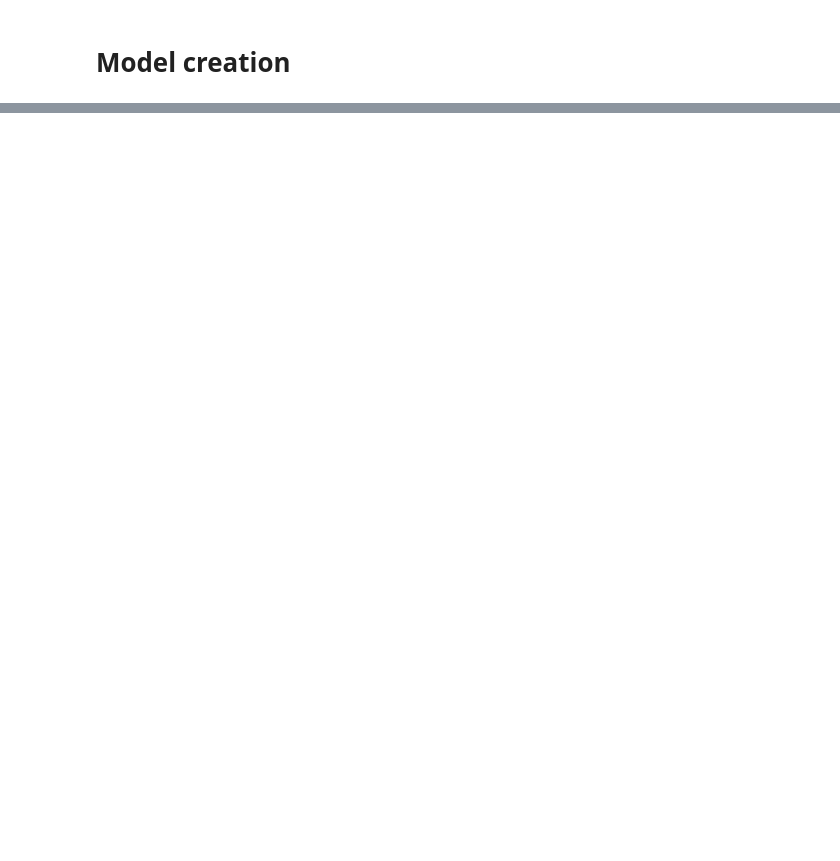
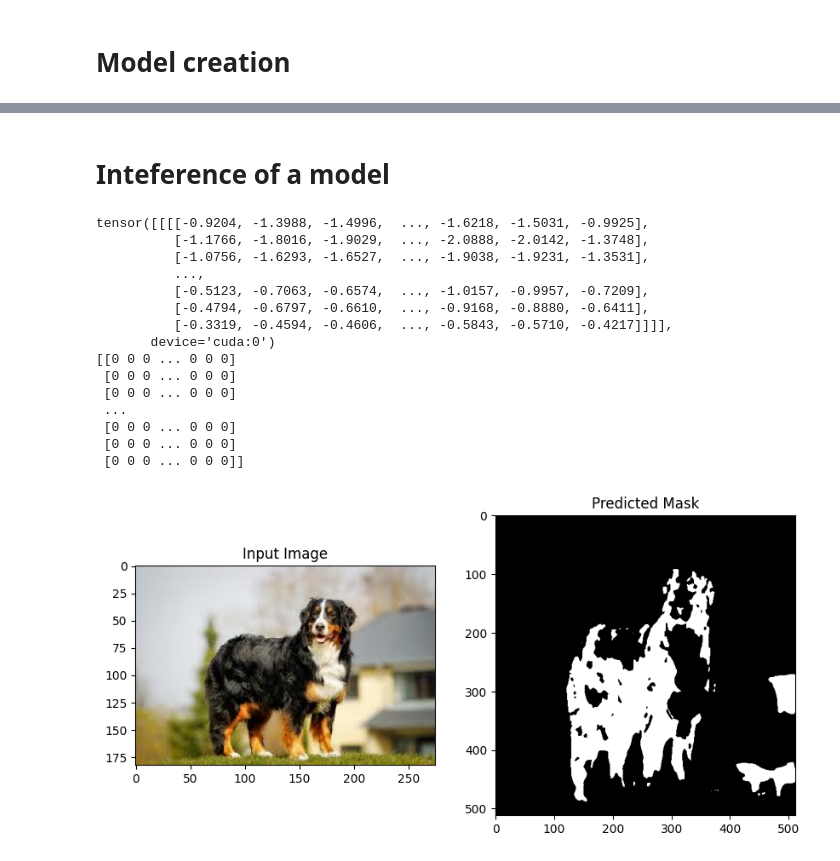
Before and after one commit to MateuszGalinski/DogSemanticSegmentation-UNet, a Jupyter notebook: train.ipynb, the cells around one changed output, grey strips where cells are left out. Saved outputs shown, nothing was run; the diff lists cells and outputs as text; code cells hidden in the pictures; blank space fills up the shorter version.

```diff
--- a/train.ipynb
+++ b/train.ipynb
@@ -59,0 +96,7 @@ Labels batch shape: torch.Size([64, 1, 572, 572])
+# %%
+model = UNet(num_classes=NUM_OF_CLASSES)
+device = torch.device("cuda" if torch.cuda.is_available() else "cpu")
+model.to(device)
+
+loss_fn = nn.BCEWithLogitsLoss()
+optimizer = torch.optim.Adam(model.parameters(), lr=LEARNING_RATE)
@@ -59,0 +148,49 @@ Labels batch shape: torch.Size([64, 1, 572, 572])
+# %% [markdown]
+# Inteference of a model
+# %%
+# Set the model in evaluation mode for inference
+model.eval()
+
+# Define a transform for the test image
+inference_transform = Compose([Resize((512, 512)), ToTensor()])
+
+# Load and preprocess the test image
+test_image_path = "inference_img3.jfif"
+test_image = Image.open(test_image_path).convert("RGB")
+input_tensor = inference_transform(test_image).unsqueeze(0).to(device)  # Add batch dimension and move to device
+
+# Run inference
+with torch.no_grad():  # No gradient computation needed
+    predicted_output = model(input_tensor)
+
+print(predicted_output)
+# Apply sigmoid and threshold to create a binary mask
+binary_mask = torch.sigmoid(predicted_output).squeeze().cpu().numpy()  # Apply sigmoid to get probabilities
+binary_mask = (binary_mask > 0.5).astype(int)  # Threshold at 0.5 to create a binary mask
+
+# Visualize the result
+plt.figure(figsize=(10, 5))
+plt.subplot(1, 2, 1)
+plt.imshow(test_image)
+plt.title("Input Image")
+plt.subplot(1, 2, 2)
+plt.imshow(binary_mask, cmap="gray")
+plt.title("Predicted Mask")
+plt.show()
+# %% [output]
+tensor([[[[-0.9204, -1.3988, -1.4996,  ..., -1.6218, -1.5031, -0.9925],
+          [-1.1766, -1.8016, -1.9029,  ..., -2.0888, -2.0142, -1.3748],
+          [-1.0756, -1.6293, -1.6527,  ..., -1.9038, -1.9231, -1.3531],
+          ...,
+          [-0.5123, -0.7063, -0.6574,  ..., -1.0157, -0.9957, -0.7209],
+          [-0.4794, -0.6797, -0.6610,  ..., -0.9168, -0.8880, -0.6411],
+          [-0.3319, -0.4594, -0.4606,  ..., -0.5843, -0.5710, -0.4217]]]],
+       device='cuda:0')
+[[0 0 0 ... 0 0 0]
+ [0 0 0 ... 0 0 0]
+ [0 0 0 ... 0 0 0]
+ ...
+ [0 0 0 ... 0 0 0]
+ [0 0 0 ... 0 0 0]
+ [0 0 0 ... 0 0 0]]
+[figure, added]
```
Also changed, not shown: parts of 13 cells of this notebook, 7 other files.
